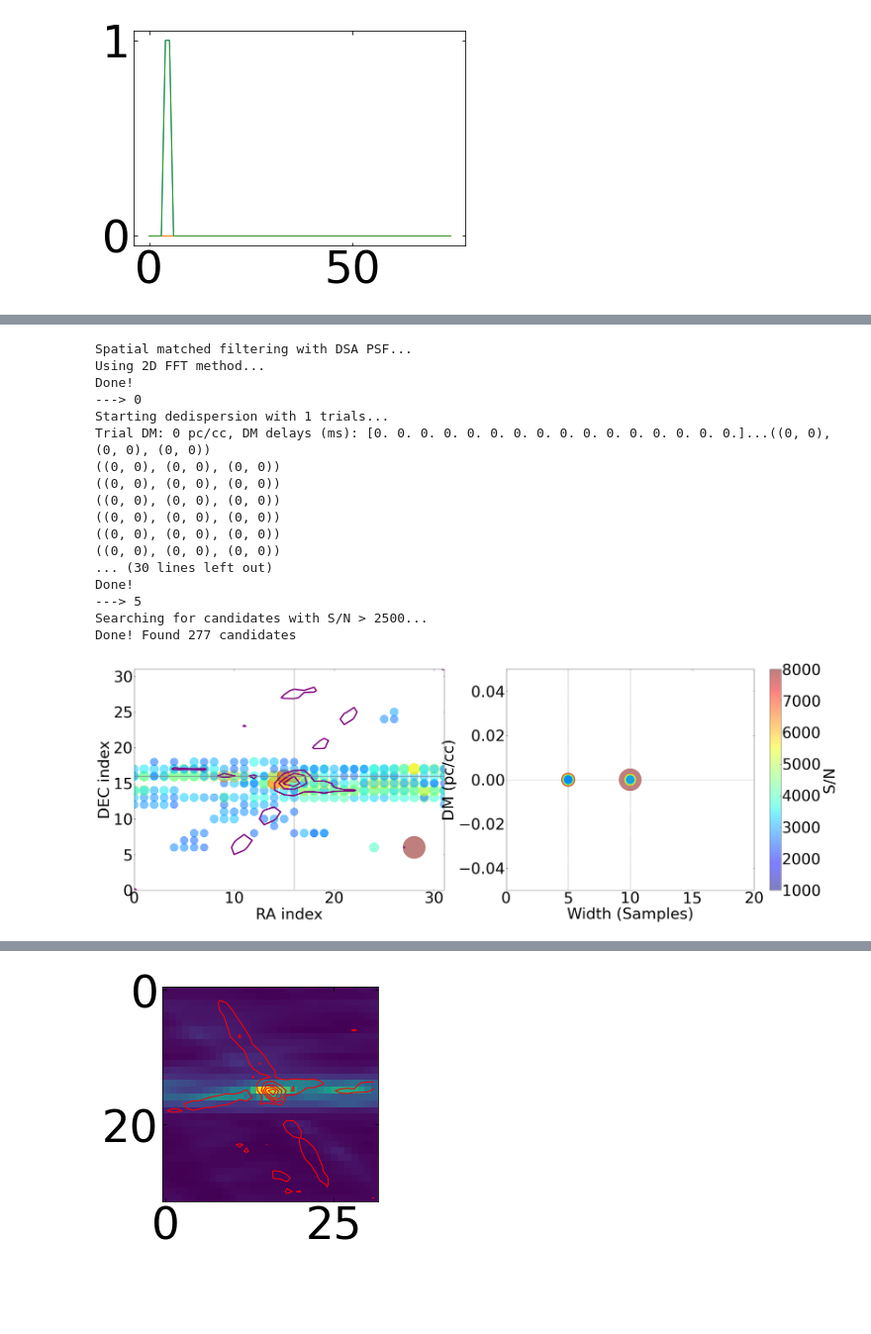
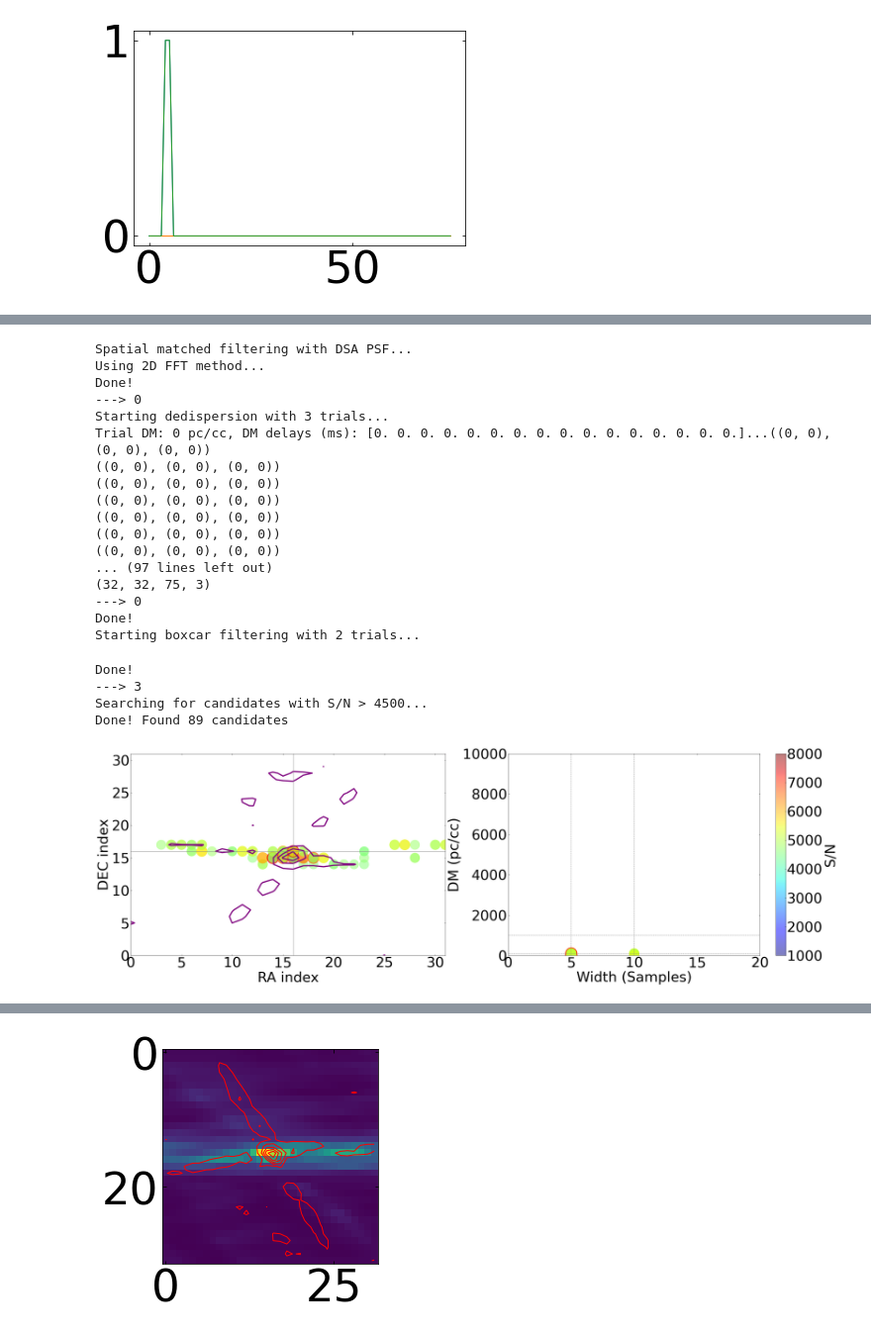
Before and after one commit to dsa110/dsa110-nsfrb, a Jupyter notebook: scripts/SearchAlgorithmTuning_V1.ipynb, the cells around one changed output, grey strips where cells are left out. Shown at 99% size. Drawn from its saved outputs; the diff is of its cells as text; code cells hidden in the pictures; blank space fills up the shorter version.

```diff
--- a/scripts/SearchAlgorithmTuning_V1.ipynb
+++ b/scripts/SearchAlgorithmTuning_V1.ipynb
@@ -957,29 +939,34 @@ cands
 # %%
 canddict = dict()
-dmt = np.array([0])#np.array(sl.gen_dm(sl.minDM,sl.maxDM,1.5,sl.fc*1e-3,sl.nchans,sl.tsamp,sl.chanbw))
+dmt = np.array([0,100,1000])#np.array(sl.gen_dm(sl.minDM,sl.maxDM,1.5,sl.fc*1e-3,sl.nchans,sl.tsamp,sl.chanbw))
+wt = np.array([5,10])
 gsize = 32
 candidxs,cands,imgsearched,imgbinned=sl.run_search_new(img,RA_axis=np.arange(gsize),DEC_axis=np.arange(gsize),
                                                        time_axis=np.arange(75)*sl.tsamp,freq_axis=sl.freq_axis,
                    DM_trials=dmt,widthtrials=np.array([5,10]),
-                                                       tsamp=sl.tsamp,SNRthresh=2500,plot=False,
+                                                       tsamp=sl.tsamp,SNRthresh=4500,plot=False,
                    off=10,PSF=PSFimg,offpnoise=0.3,verbose=False,output_file="",noiseth=1e-2,canddict=canddict,usefft=True)
 sl.search_plots_new(canddict,img,RA_axis=np.arange(gsize),DEC_axis=np.arange(gsize),DM_trials=dmt,widthtrials=np.array([5,10]),vmin=1000,vmax=8000,s100=500)
 # %% [output]
 Spatial matched filtering with DSA PSF...
 Using 2D FFT method...
 Done!
 ---> 0
-Starting dedispersion with 1 trials...
+Starting dedispersion with 3 trials...
 Trial DM: 0 pc/cc, DM delays (ms): [0. 0. 0. 0. 0. 0. 0. 0. 0. 0. 0. 0. 0. 0. 0. 0.]...((0, 0), (0, 0), (0, 0))
 ((0, 0), (0, 0), (0, 0))
 ((0, 0), (0, 0), (0, 0))
 ((0, 0), (0, 0), (0, 0))
 ((0, 0), (0, 0), (0, 0))
 ((0, 0), (0, 0), (0, 0))
 ((0, 0), (0, 0), (0, 0))
-... (30 lines left out)
+... (97 lines left out)
+(32, 32, 75, 3)
+---> 0
 Done!
----> 5
-Searching for candidates with S/N > 2500...
-Done! Found 277 candidates
+Starting boxcar filtering with 2 trials...
+Done!
+---> 3
+Searching for candidates with S/N > 4500...
+Done! Found 89 candidates
-[figure, old version]
+[figure, new version]
```
Also changed, not shown: parts of 10 cells of this notebook, 7 other files.
